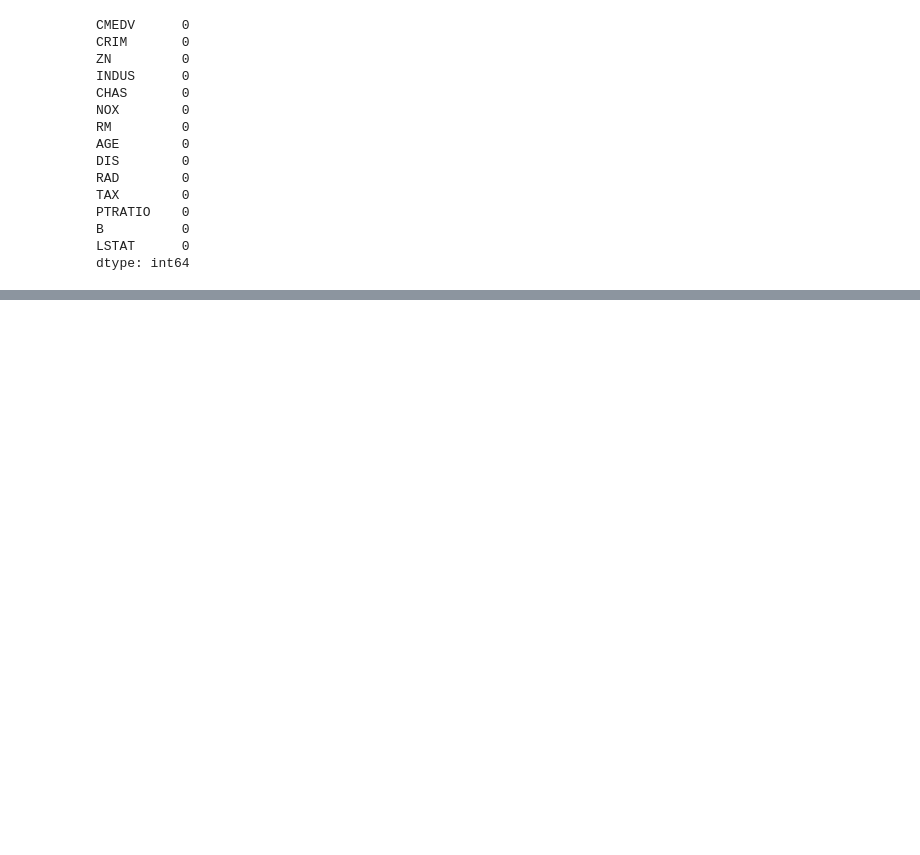
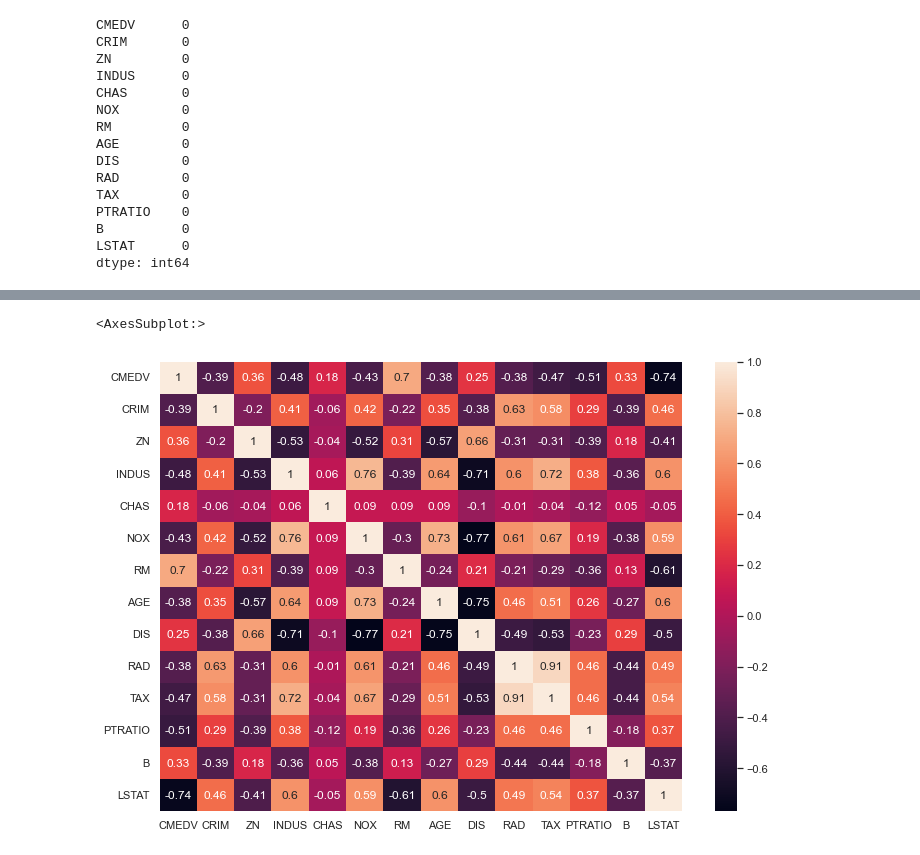
Before and after one commit to MAlejandroVC/Proyecto1, a Jupyter notebook: BostonHousing.ipynb, the cells around one changed output, grey strips where cells are left out. Saved outputs shown, nothing was run; the diff lists cells and outputs as text; code cells hidden in the pictures; blank space fills up the shorter version.

```diff
--- a/BostonHousing.ipynb
+++ b/BostonHousing.ipynb
@@ -63,0 +65,7 @@ plt.show()
+# %%
+correlation_matrix = boston.corr().round(2)
+# %%
+sns.heatmap(data=correlation_matrix, annot=True,)
+# %% [output]
+<AxesSubplot:>
+[figure, added]
```
Also changed, not shown: parts of 1 cell of this notebook.
